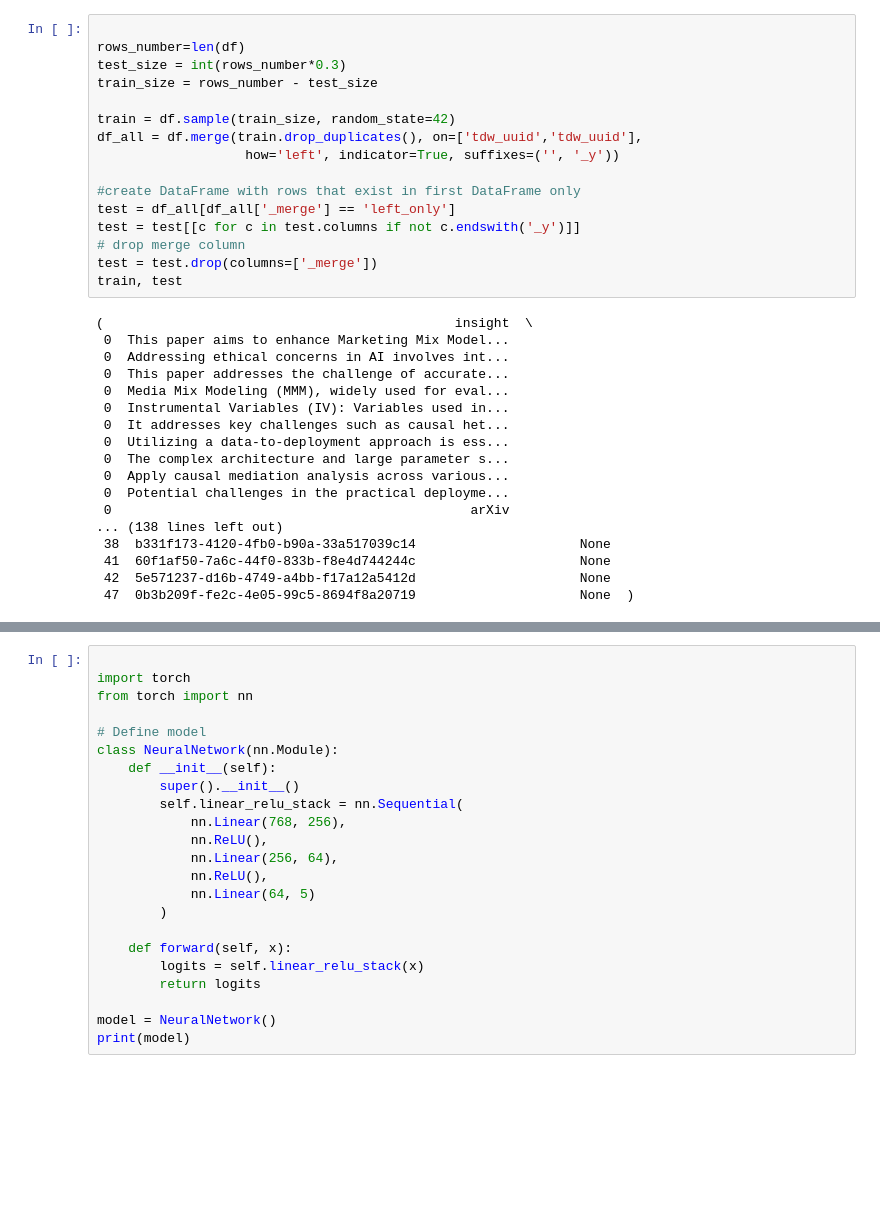
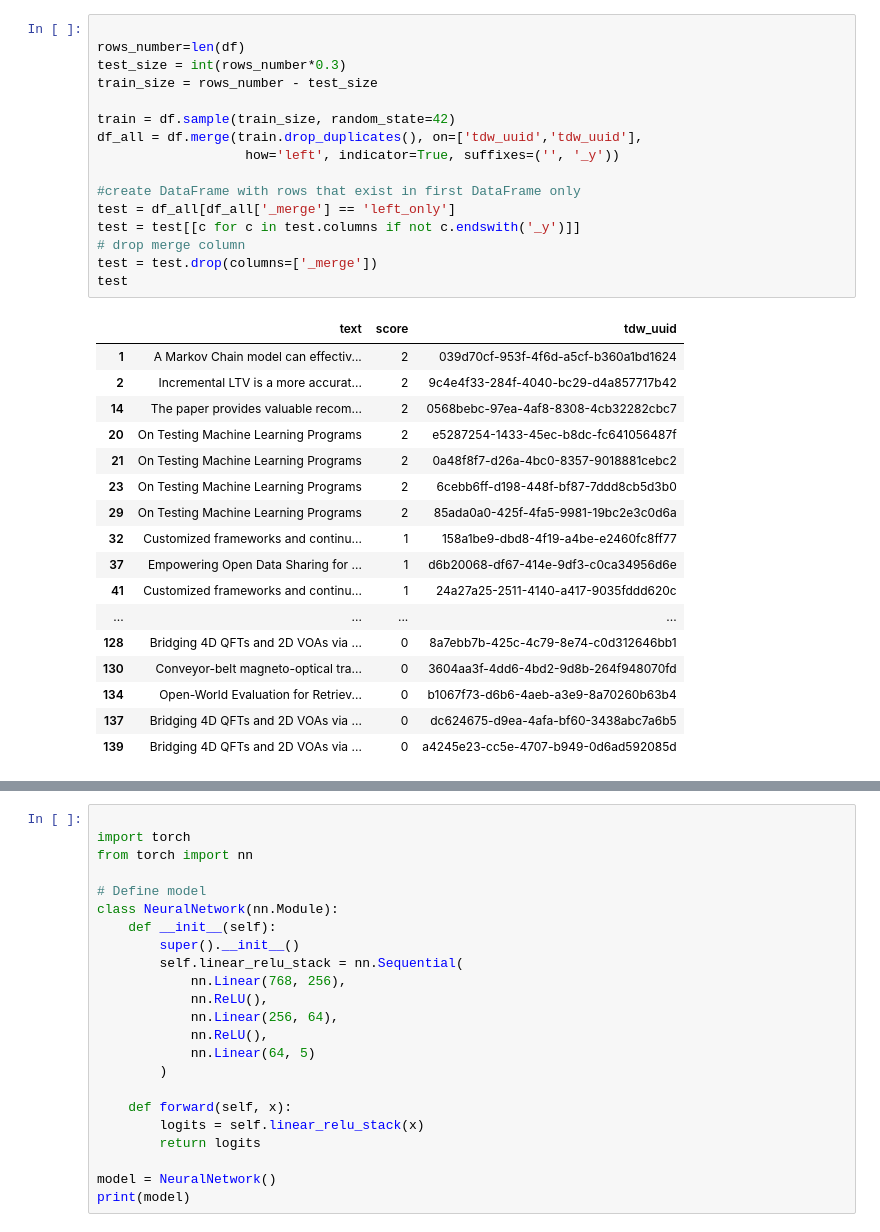
Before and after one commit to state-of-the-art-with-ai/state-of-the-art-with-ai, a Jupyter notebook: notebooks/insight_scorer/ train.ipynb, the cells around one changed output, grey strips where cells are left out. Cells and saved outputs as stored; diff of their text form; blank space fills up the shorter version.

```diff
--- a/notebooks/insight_scorer/ train.ipynb
+++ b/notebooks/insight_scorer/ train.ipynb
@@ -13,37 +27,37 @@ len(df.index)
 # %%
 
 rows_number=len(df)
 test_size = int(rows_number*0.3)
 train_size = rows_number - test_size
 
 train = df.sample(train_size, random_state=42)
 df_all = df.merge(train.drop_duplicates(), on=['tdw_uuid','tdw_uuid'],
                    how='left', indicator=True, suffixes=('', '_y'))
 
 #create DataFrame with rows that exist in first DataFrame only
 test = df_all[df_all['_merge'] == 'left_only']
 test = test[[c for c in test.columns if not c.endswith('_y')]]
 # drop merge column
 test = test.drop(columns=['_merge'])
-train, test
+test
 # %% [output]
-(                                             insight  \
- 0  This paper aims to enhance Marketing Mix Model...
- 0  Addressing ethical concerns in AI involves int...
- 0  This paper addresses the challenge of accurate...
- 0  Media Mix Modeling (MMM), widely used for eval...
- 0  Instrumental Variables (IV): Variables used in...
- 0  It addresses key challenges such as causal het...
- 0  Utilizing a data-to-deployment approach is ess...
- 0  The complex architecture and large parameter s...
- 0  Apply causal mediation analysis across various...
- 0  Potential challenges in the practical deployme...
- 0                                              arXiv
-... (138 lines left out)
- 38  b331f173-4120-4fb0-b90a-33a517039c14                     None
- 41  60f1af50-7a6c-44f0-833b-f8e4d744244c                     None
- 42  5e571237-d16b-4749-a4bb-f17a12a5412d                     None
- 47  0b3b209f-fe2c-4e05-99c5-8694f8a20719                     None  )
+|  | text | score | tdw_uuid |
+| 1 | A Markov Chain model can effectiv... | 2 | 039d70cf-953f-4f6d-a5cf-b360a1bd1624 |
+| 2 | Incremental LTV is a more accurat... | 2 | 9c4e4f33-284f-4040-bc29-d4a857717b42 |
+| 14 | The paper provides valuable recom... | 2 | 0568bebc-97ea-4af8-8308-4cb32282cbc7 |
+| 20 | On Testing Machine Learning Programs | 2 | e5287254-1433-45ec-b8dc-fc641056487f |
+| 21 | On Testing Machine Learning Programs | 2 | 0a48f8f7-d26a-4bc0-8357-9018881cebc2 |
+| 23 | On Testing Machine Learning Programs | 2 | 6cebb6ff-d198-448f-bf87-7ddd8cb5d3b0 |
+| 29 | On Testing Machine Learning Programs | 2 | 85ada0a0-425f-4fa5-9981-19bc2e3c0d6a |
+| 32 | Customized frameworks and continu... | 1 | 158a1be9-dbd8-4f19-a4be-e2460fc8ff77 |
+| 37 | Empowering Open Data Sharing for ... | 1 | d6b20068-df67-414e-9df3-c0ca34956d6e |
+| 41 | Customized frameworks and continu... | 1 | 24a27a25-2511-4140-a417-9035fddd620c |
+| ... | ... | ... | ... |
+| 128 | Bridging 4D QFTs and 2D VOAs via ... | 0 | 8a7ebb7b-425c-4c79-8e74-c0d312646bb1 |
+| 130 | Conveyor-belt magneto-optical tra... | 0 | 3604aa3f-4dd6-4bd2-9d8b-264f948070fd |
+| 134 | Open-World Evaluation for Retriev... | 0 | b1067f73-d6b6-4aeb-a3e9-8a70260b63b4 |
+| 137 | Bridging 4D QFTs and 2D VOAs via ... | 0 | dc624675-d9ea-4afa-bf60-3438abc7a6b5 |
+| 139 | Bridging 4D QFTs and 2D VOAs via ... | 0 | a4245e23-cc5e-4707-b949-0d6ad592085d |
 # %%
 import numpy as np
 
```
Also changed, not shown: parts of 8 cells of this notebook.
